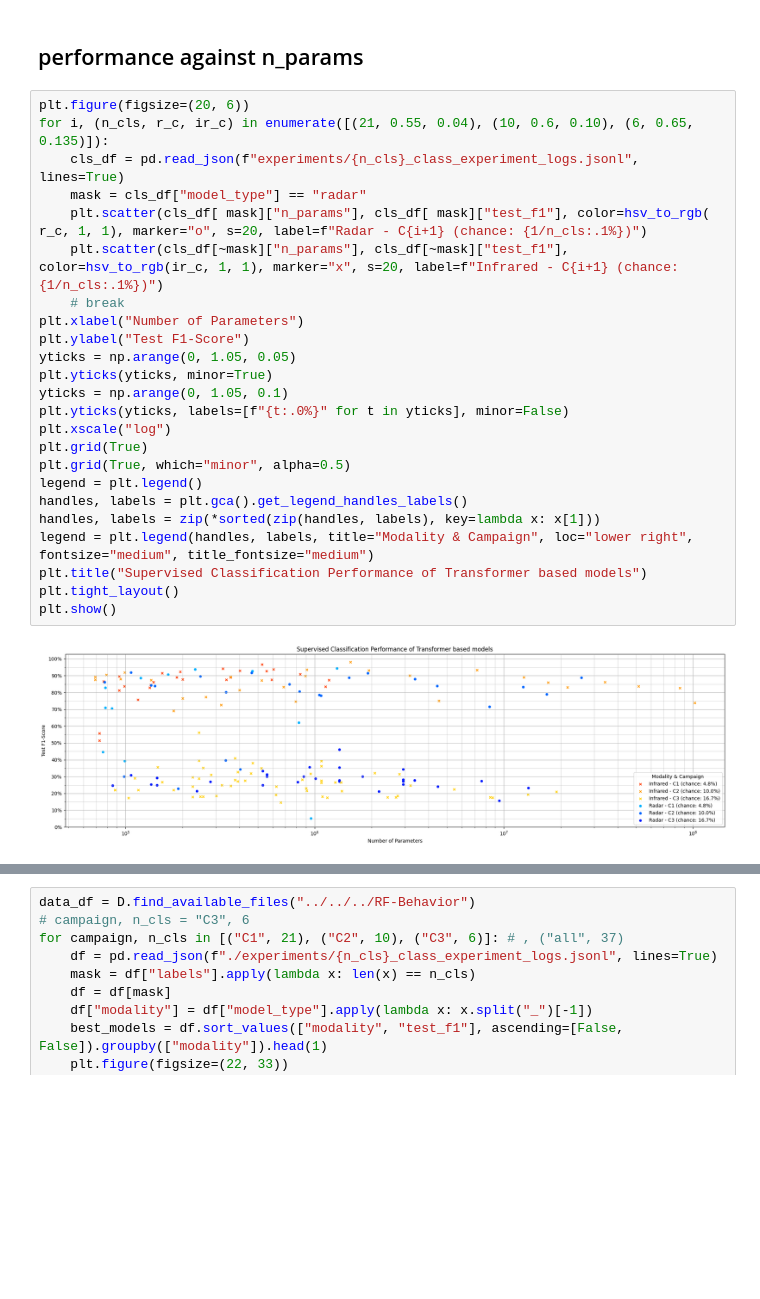
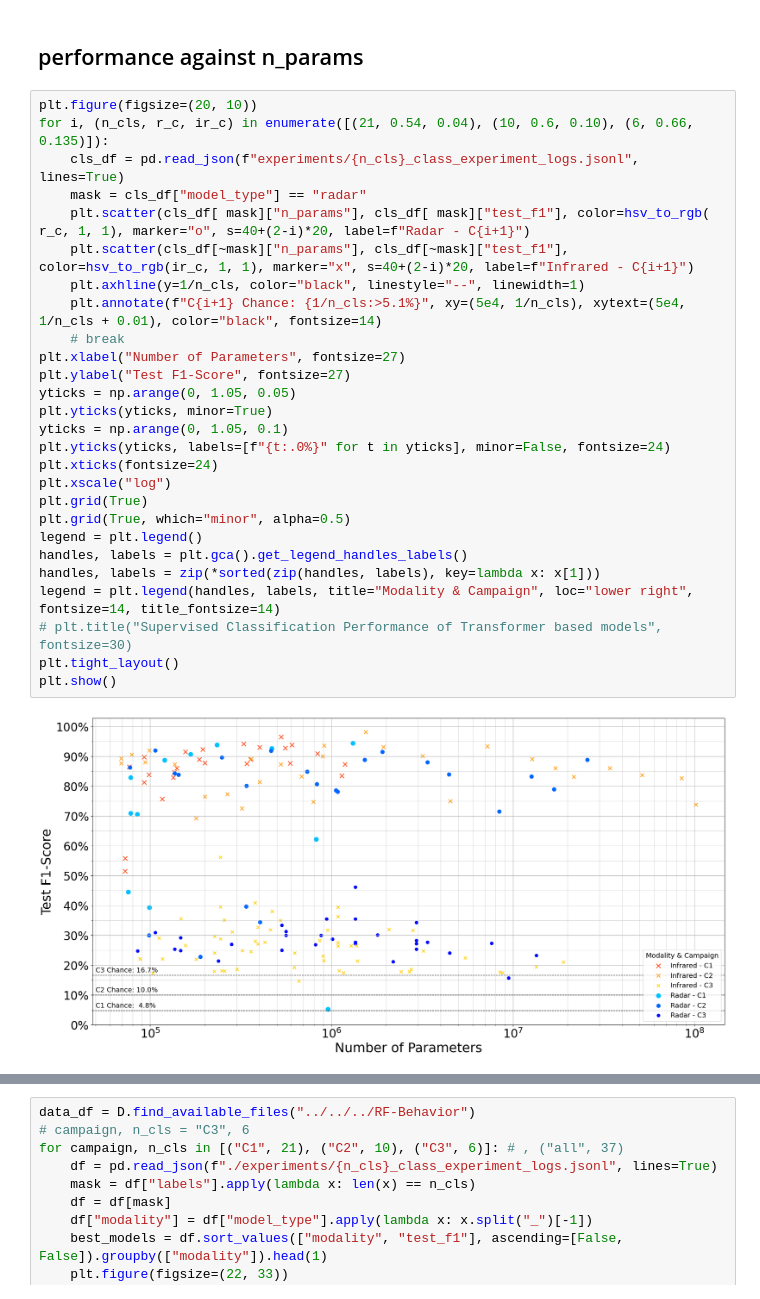
Before and after one commit to anasdev1204/CoDaS-Radar-based-Sentiment-Analysis-and-recognition, a Jupyter notebook: mudassar/result_visualization.ipynb, the cells around one changed output, grey strips where cells are left out. Drawn from its saved outputs; the diff is of its cells as text; blank space fills up the shorter version.

```diff
--- a/mudassar/result_visualization.ipynb
+++ b/mudassar/result_visualization.ipynb
@@ -78,31 +72,34 @@ plt.show()
 # %% [markdown]
 ## performance against n_params
 # %%
-plt.figure(figsize=(20, 6))
-for i, (n_cls, r_c, ir_c) in enumerate([(21, 0.55, 0.04), (10, 0.6, 0.10), (6, 0.65, 0.135)]):
+plt.figure(figsize=(20, 10))
+for i, (n_cls, r_c, ir_c) in enumerate([(21, 0.54, 0.04), (10, 0.6, 0.10), (6, 0.66, 0.135)]):
     cls_df = pd.read_json(f"experiments/{n_cls}_class_experiment_logs.jsonl", lines=True)
     mask = cls_df["model_type"] == "radar"
-    plt.scatter(cls_df[ mask]["n_params"], cls_df[ mask]["test_f1"], color=hsv_to_rgb( r_c, 1, 1), marker="o", s=20, label=f"Radar - C{i+1} (chance: {1/n_cls:.1%})")
-    plt.scatter(cls_df[~mask]["n_params"], cls_df[~mask]["test_f1"], color=hsv_to_rgb(ir_c, 1, 1), marker="x", s=20, label=f"Infrared - C{i+1} (chance: {1/n_cls:.1%})")
+    plt.scatter(cls_df[ mask]["n_params"], cls_df[ mask]["test_f1"], color=hsv_to_rgb( r_c, 1, 1), marker="o", s=40+(2-i)*20, label=f"Radar - C{i+1}")
+    plt.scatter(cls_df[~mask]["n_params"], cls_df[~mask]["test_f1"], color=hsv_to_rgb(ir_c, 1, 1), marker="x", s=40+(2-i)*20, label=f"Infrared - C{i+1}")
+    plt.axhline(y=1/n_cls, color="black", linestyle="--", linewidth=1)
+    plt.annotate(f"C{i+1} Chance: {1/n_cls:>5.1%}", xy=(5e4, 1/n_cls), xytext=(5e4, 1/n_cls + 0.01), color="black", fontsize=14)
     # break
-plt.xlabel("Number of Parameters")
-plt.ylabel("Test F1-Score")
+plt.xlabel("Number of Parameters", fontsize=27)
+plt.ylabel("Test F1-Score", fontsize=27)
 yticks = np.arange(0, 1.05, 0.05)
 plt.yticks(yticks, minor=True)
 yticks = np.arange(0, 1.05, 0.1)
-plt.yticks(yticks, labels=[f"{t:.0%}" for t in yticks], minor=False)
+plt.yticks(yticks, labels=[f"{t:.0%}" for t in yticks], minor=False, fontsize=24)
+plt.xticks(fontsize=24)
 plt.xscale("log")
 plt.grid(True)
 plt.grid(True, which="minor", alpha=0.5)
 legend = plt.legend()
 handles, labels = plt.gca().get_legend_handles_labels()
 handles, labels = zip(*sorted(zip(handles, labels), key=lambda x: x[1]))
-legend = plt.legend(handles, labels, title="Modality & Campaign", loc="lower right", fontsize="medium", title_fontsize="medium")
-plt.title("Supervised Classification Performance of Transformer based models")
+legend = plt.legend(handles, labels, title="Modality & Campaign", loc="lower right", fontsize=14, title_fontsize=14)
+# plt.title("Supervised Classification Performance of Transformer based models", fontsize=30)
 plt.tight_layout()
 plt.show()
 # %% [output]
-[figure, old version]
+[figure, new version]
 # %%
 exp_df = pd.concat([pd.read_json(f"./experiments/{n_cls}_class_experiment_logs.jsonl", lines=True) for n_cls in [21, 10, 6]], ignore_index=True).reset_index(drop=True)
 exp_df["labels"] = exp_df["labels"].apply(lambda x: tuple(x))
```
Also changed, not shown: parts of 2 cells of this notebook, 2 other files.
